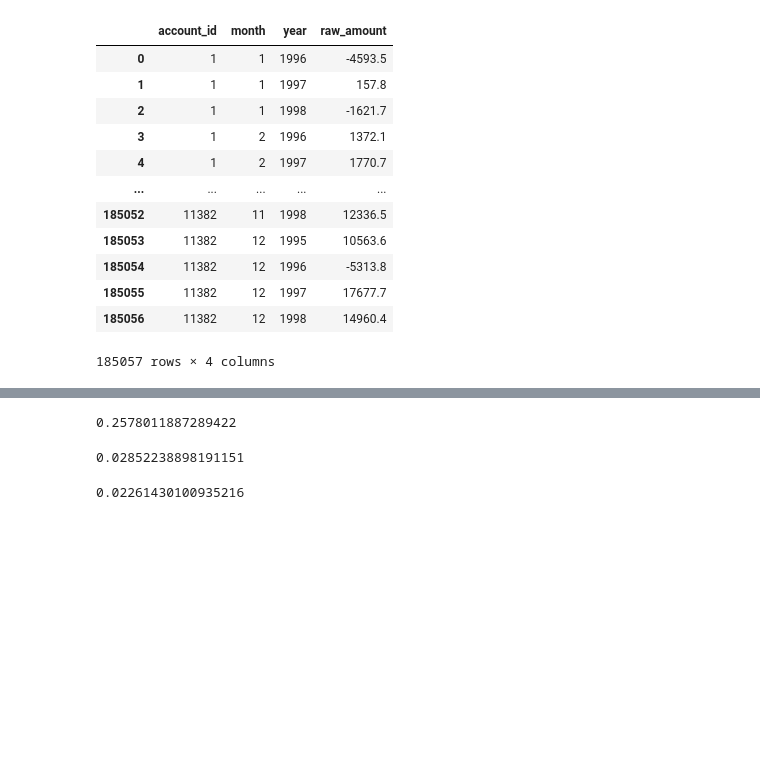
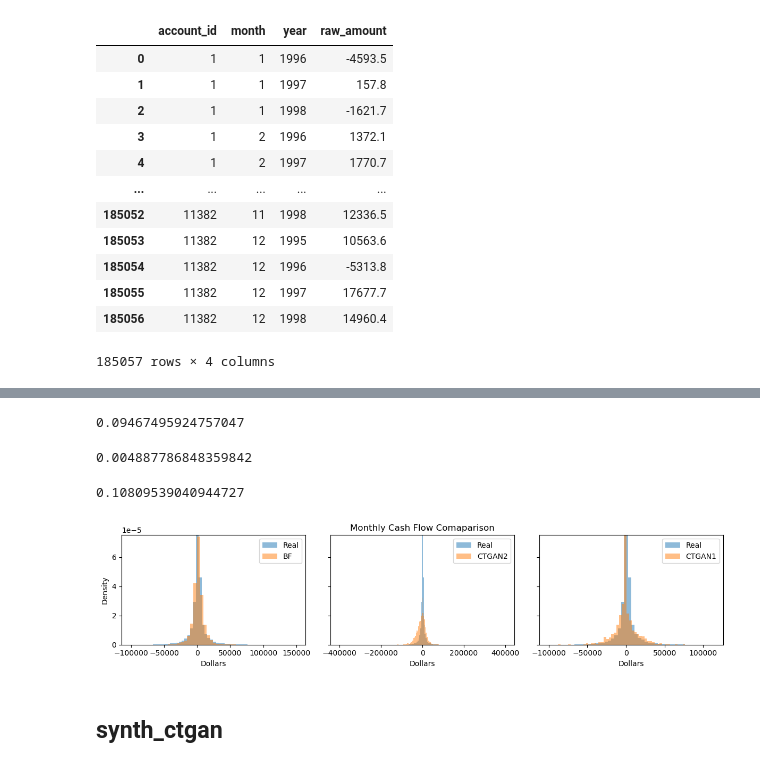
Before and after one commit to Hamideh-Mehri/Synthetic-Data, a Jupyter notebook: SeqCTGAN/metric2.ipynb, the cells around one changed output, grey strips where cells are left out. Cells and saved outputs as stored; diff of their text form; code cells hidden in the pictures; blank space fills up the shorter version.

```diff
--- a/SeqCTGAN/metric2.ipynb
+++ b/SeqCTGAN/metric2.ipynb
@@ -464,7 +591,15 @@ df
 # %%
-import pandas as pd
-synth2 = pd.read_csv('synth2.csv')
+# Convert the 'date' column to datetime type
+synth2['date'] = pd.to_datetime(synth2['datetime'])
+
+# Extract year, month, and day into separate columns
+synth2['year'] = synth2['date'].dt.year
+synth2['month'] = synth2['date'].dt.month
+synth2['day'] = synth2['date'].dt.day
+
 synth2['type'] = synth2['tcode'].str.split('__').str[0]
 synth2['raw_amount'] = synth2.apply(lambda row: row['amount'] if row['type'] == 'CREDIT' else -row['amount'], axis=1)
-# Sort the DataFrame based on 'account_id', 'year', 'month', 'dow', and 'dtme_cat'
-synth_sorted2 = synth2.sort_values(['account_id', 'year', 'month', 'day'])
+
+synth2_sorted = synth2.sort_values(['account_id', 'year', 'month', 'day'])
+
+synth2_cf = synth2[["account_id", "month", "raw_amount", "year"]].groupby(["account_id", "month", "year"],as_index=False)["raw_amount"].sum()
@@ -514,7 +649,7 @@ univariate_cont_res
 # %%
 # Calculate the sum of 'raw_amount' for each 'account_id' in each 'month'
 real_cf = real[["account_id", "month", "raw_amount", "year"]].groupby(["account_id", "month", "year"],as_index=False)["raw_amount"].sum()
-synth_cf2 = synth2[["account_id", "month", "raw_amount", "year"]].groupby(["account_id", "month", "year"],as_index=False)["raw_amount"].sum()
+synth2_cf = synth2[["account_id", "month", "raw_amount", "year"]].groupby(["account_id", "month", "year"],as_index=False)["raw_amount"].sum()
 # %%
 real_cf
 # %% [output]
@@ -549,10 +684,10 @@ univariate_cont_res
 # Sort the DataFrame based on 'account_id', 'year', 'month', 'dow', and 'dtme_cat'
 real_sorted = real.sort_values(['account_id', 'year', 'month', 'day'])
 # JSD between the distributions of tcode 3-grams
-combo_df, result = compute_ngram_metrics(real_sorted, synth_sorted2, 'tcode', 3)
+combo_df, result = compute_ngram_metrics(real_sorted, synth2_sorted, 'tcode', 3)
 result['jsd']
 # %% [output]
-0.2578011887289422
+0.09467495924757047
 # %%
 #JSD results comparing the univariate distributions of the tcode (Tcode)
 real_distribution = real['tcode'].value_counts(normalize=True).sort_index()
@@ -569,7 +704,7 @@ kl_gen_M = sum(rel_entr(df_tcode['synthetic'], df_tcode['mid']))
 jsd = (kl_real_M + kl_gen_M)/2
 jsd
 # %% [output]
-0.02852238898191151
+0.004887786848359842
 # %%
 #JSD results comparing the univariate distributions of the transaction day of the month (DoM)
 real_distribution2 = real['day'].value_counts(normalize=True).sort_index()
@@ -585,4 +720,4 @@ kl_gen_M = sum(rel_entr(df_dom['synthetic'], df_dom['mid']))
 jsd = (kl_real_M + kl_gen_M)/2
 jsd
 # %% [output]
-0.02261430100935216
+0.10809539040944727
@@ -597,0 +724,37 @@ data = {
+# %%
+from scipy.stats import wasserstein_distance
+import matplotlib.pyplot as plt
+
+fig, ax = plt.subplots(1,3, figsize=(12,3), sharey=True)
+
+
+for i, (vals, lbl) in enumerate([(synthbf_cf, "BF"), (synth2_cf, "CTGAN2"), (synth_cf, "CTGAN1")]):
+
+
+    ax[i].hist(real_cf.raw_amount, bins=50, label="Real", density=True, alpha=0.5)
+    ax[i].hist(vals.raw_amount, bins=50, label=lbl, density=True, alpha=0.5)
+    ax[i].set_ylim([0.0, 0.000075])
+
+    if i==1:
+        ax[i].set_xlim([-10e5/2.25, 10e5/2.25])
+
+    ax[i].legend()
+
+    wd = wasserstein_distance(real_cf.raw_amount, vals.raw_amount)
+    # print("Wasserstein between real and", lbl, "is", wd)
+
+ax[1].set_title("Monthly Cash Flow Comaparison")
+
+ax[0].set_ylabel("Density")
+
+ax[0].set_xlabel("Dollars")
+ax[1].set_xlabel("Dollars")
+ax[2].set_xlabel("Dollars")
+
+
+plt.tight_layout()
+plt.show()
+# %% [output]
+[figure, added]
+# %% [markdown]
+## synth_ctgan
```
Also changed, not shown: parts of 85 cells of this notebook.
